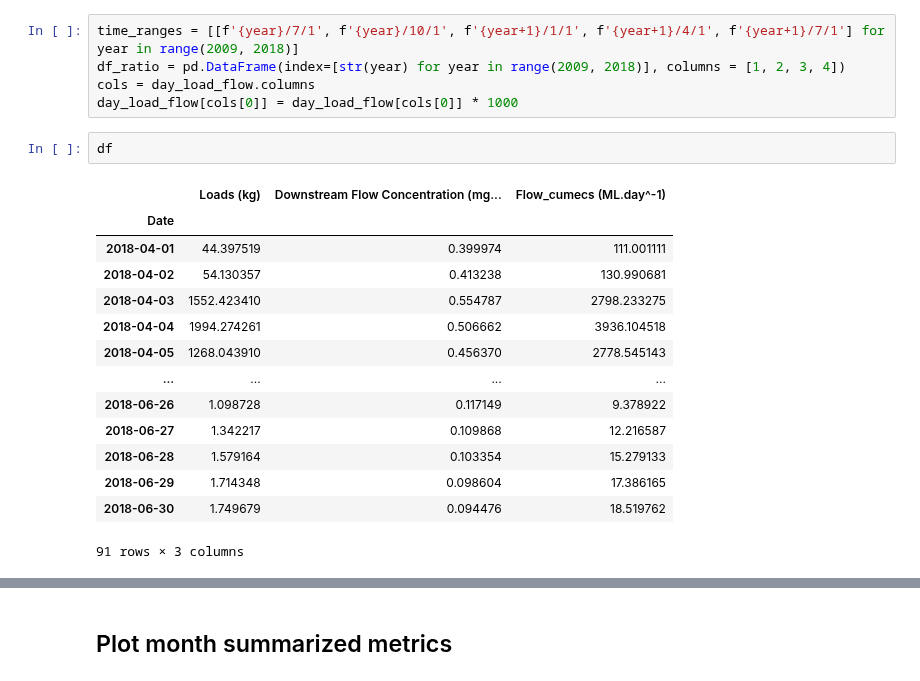
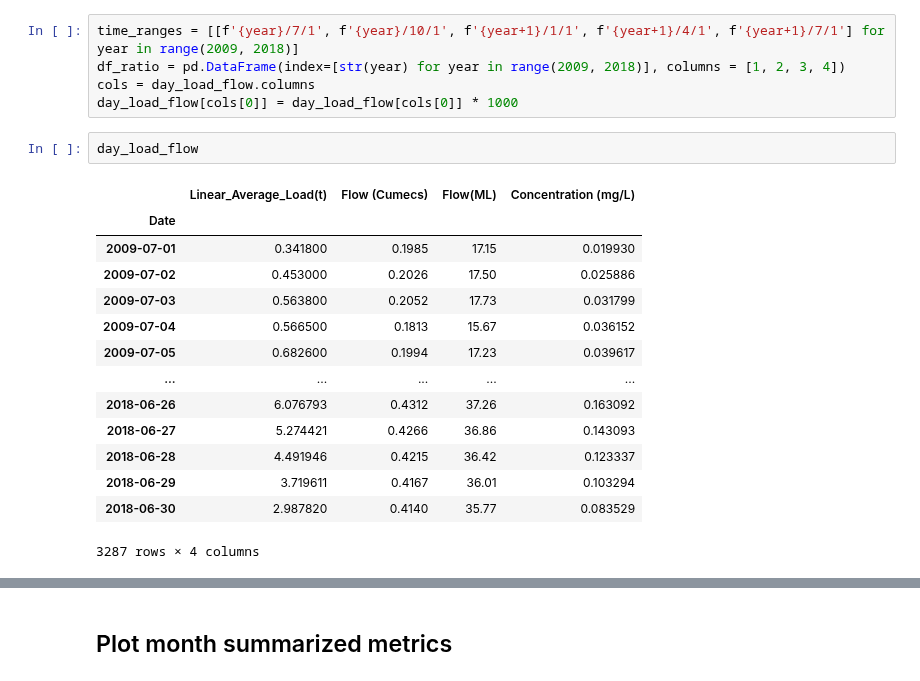
Before and after one commit to QianWanghhu/wqd_analyze, a Jupyter notebook: src/Plotings.ipynb, the cells around one changed output, grey strips where cells are left out. Saved outputs shown, nothing was run; the diff lists cells and outputs as text.

```diff
--- a/src/Plotings.ipynb
+++ b/src/Plotings.ipynb
@@ -167,22 +164,22 @@ time_ranges = [[f'{year}/7/1', f'{year}/10/1', f'{year+1}/1/1', f'{year+1}/4/1',
 df_ratio = pd.DataFrame(index=[str(year) for year in range(2009, 2018)], columns = [1, 2, 3, 4])
 cols = day_load_flow.columns
 day_load_flow[cols[0]] = day_load_flow[cols[0]] * 1000
-# %%
-df
-# %% [output]
-|  | Loads (kg) | Downstream Flow Concentration (mg... | Flow_cumecs (ML.day^-1) |
-| Date |  |  |  |
-| 2018-04-01 | 44.397519 | 0.399974 | 111.001111 |
-| 2018-04-02 | 54.130357 | 0.413238 | 130.990681 |
-| 2018-04-03 | 1552.423410 | 0.554787 | 2798.233275 |
-| 2018-04-04 | 1994.274261 | 0.506662 | 3936.104518 |
-| 2018-04-05 | 1268.043910 | 0.456370 | 2778.545143 |
-| ... | ... | ... | ... |
-| 2018-06-26 | 1.098728 | 0.117149 | 9.378922 |
-| 2018-06-27 | 1.342217 | 0.109868 | 12.216587 |
-| 2018-06-28 | 1.579164 | 0.103354 | 15.279133 |
-| 2018-06-29 | 1.714348 | 0.098604 | 17.386165 |
-| 2018-06-30 | 1.749679 | 0.094476 | 18.519762 |
-91 rows × 3 columns
+# %%
+day_load_flow
+# %% [output]
+|  | Linear_Average_Load(t) | Flow (Cumecs) | Flow(ML) | Concentration (mg/L) |
+| Date |  |  |  |  |
+| 2009-07-01 | 0.341800 | 0.1985 | 17.15 | 0.019930 |
+| 2009-07-02 | 0.453000 | 0.2026 | 17.50 | 0.025886 |
+| 2009-07-03 | 0.563800 | 0.2052 | 17.73 | 0.031799 |
+| 2009-07-04 | 0.566500 | 0.1813 | 15.67 | 0.036152 |
+| 2009-07-05 | 0.682600 | 0.1994 | 17.23 | 0.039617 |
+| ... | ... | ... | ... | ... |
+| 2018-06-26 | 6.076793 | 0.4312 | 37.26 | 0.163092 |
+| 2018-06-27 | 5.274421 | 0.4266 | 36.86 | 0.143093 |
+| 2018-06-28 | 4.491946 | 0.4215 | 36.42 | 0.123337 |
+| 2018-06-29 | 3.719611 | 0.4167 | 36.01 | 0.103294 |
+| 2018-06-30 | 2.987820 | 0.4140 | 35.77 | 0.083529 |
+3287 rows × 4 columns
 # %%
 sns.set_style('whitegrid')
```
Also changed, not shown: parts of 2 cells of this notebook.
